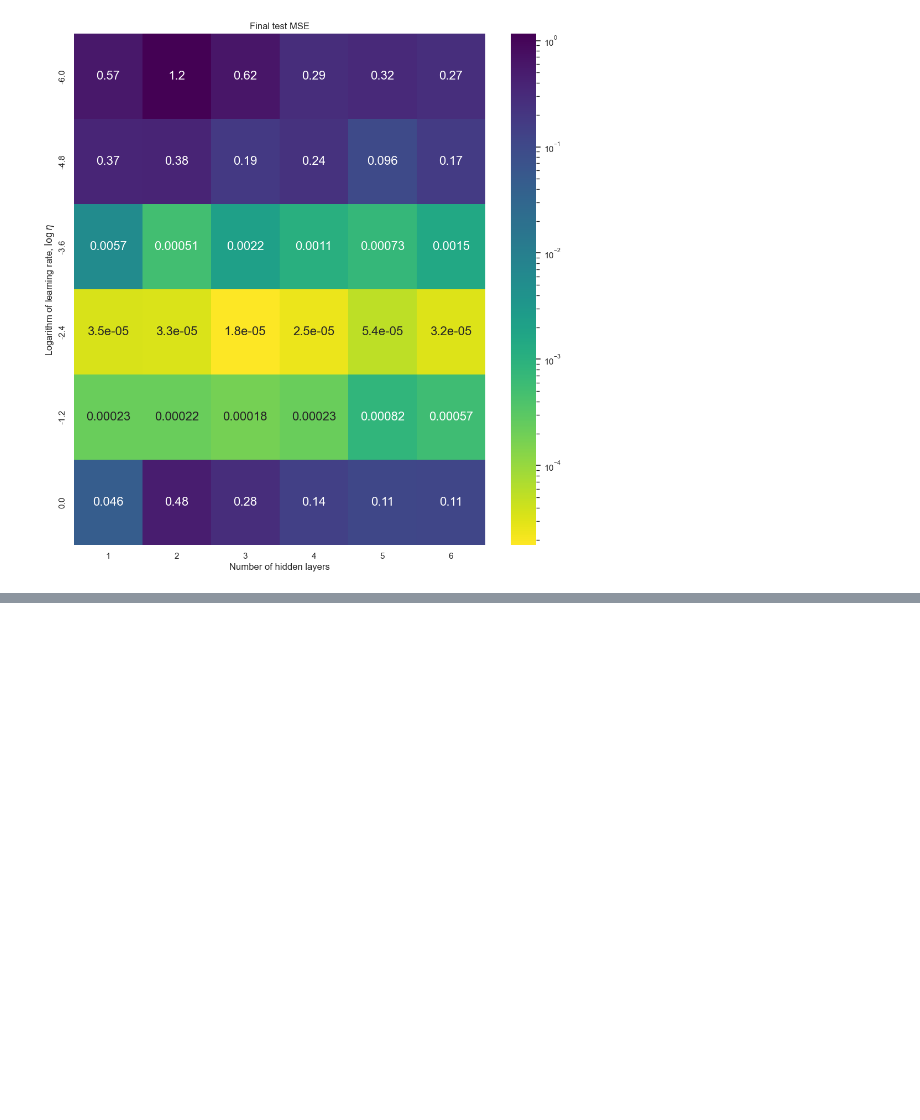
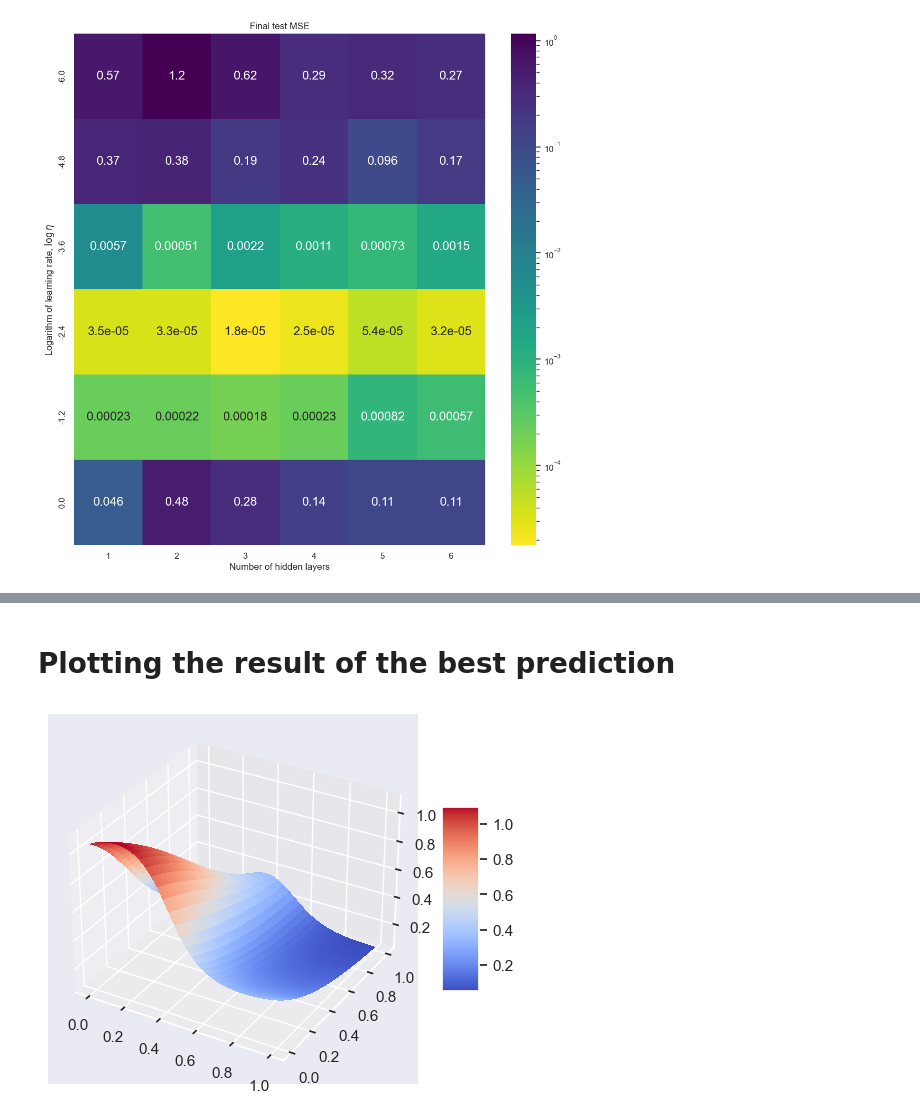
Before and after one commit to Trond01/Project2_FYS-STK4155, a Jupyter notebook: Runs/bc.ipynb, the cells around one changed output, grey strips where cells are left out. Cells and saved outputs as stored; diff of their text form; code cells hidden in the pictures; blank space fills up the shorter version.

```diff
--- a/Runs/bc.ipynb
+++ b/Runs/bc.ipynb
@@ -70,7 +70,7 @@ activation_func_cols = {"ReLu":"C0", "Leaky ReLu":"C1", "Sigmoid":"C2", "Tanh":"
 # %% [markdown]
 ### Function to perform single run
 # %%
-def single_run(X, y, lr, lam, hidden_layer_num, node_per_hidden, hidden_activation, epochs=300, test_index=None, plot_or_not=False):
+def single_run(X, z, lr, lam, hidden_layer_num, node_per_hidden, hidden_activation, epochs=300, test_index=None, plot_or_not=False):
     layer_list = [X.shape[1]] + [node_per_hidden]*hidden_layer_num + [1]
     beta0 = _beta_init(layer_list)
 
@@ -85,7 +85,7 @@ def single_run(X, y, lr, lam, hidden_layer_num, node_per_hidden, hidden_activati
     test_func = jit(MSELoss_method(model))
 
     # Split the dataset.
-    X_train, y_train, X_test, y_test, test_index = train_test_split(X, y, 0.2, test_index=test_index)
+    X_train, y_train, X_test, y_test, test_index = train_test_split(X, z, 0.2, test_index=test_index)
 
     # Perform training. We use adam, add the test index
     result = SGD_adam(X_train, y_train, X_test, y_test, grad_method=loss_grad,beta0=beta0, n_epochs=epochs, test_loss_func=test_func, lr=lr)
@@ -363,0 +423,76 @@ lr: 1.0
+# %% [markdown]
+# Plotting the result of the best prediction
+# %%
+import matplotlib.cm as cm
+
+def plot_surface(x,y,z, filename=None):
+
+    # Init figure
+    fig = plt.figure()
+    ax = fig.add_subplot(projection = '3d')
+
+    # Plot the surface.
+    surf = ax.plot_surface(x, y, z, cmap=cm.coolwarm,
+                            linewidth=0, antialiased=False)
+
+    # Add a color bar which maps values to colors.
+    fig.colorbar(surf, shrink=0.5, aspect=5)
+
+    if filename:
+        plt.savefig(filename)
+
+    plt.show()
+
+def plot_neural_network_franke_prediction(beta_dict, means, var, filename=None):
+
+    # Number of points to use
+    num_plot = 101
+
+    # Make data.
+    x = np.linspace(0, 1, num_plot).reshape((num_plot, 1))
+    y = np.linspace(0, 1, num_plot).reshape((num_plot, 1))
+
+    x_mesh = np.zeros(shape=(num_plot*num_plot, 1))
+    y_mesh = np.zeros(shape=(num_plot*num_plot, 1))
+
+    for i in range(num_plot):
+        for j in range(num_plot):
+            x_mesh[j*num_plot + i] = x[i, 0]
+            y_mesh[j*num_plot + i] = y[j, 0]
+
+    # Feature matrix of points to plot
+    X = (np.array([np.array([x[i][0], y[j][0]]) for i in range(len(x)) for j in range(len(y))]) - means) / np.sqrt(var)
+
+    # Make prediction
+    z = np.array([s[0] for s in model(beta_dict, X)])
+    # Reshaoe
+    x_mesh = x_mesh.reshape(num_plot, num_plot)
+    y_mesh = y_mesh.reshape(num_plot, num_plot)
+    z_mesh = z.reshape(num_plot, num_plot)
+
+    # Plot surface
+    plot_surface(x_mesh,y_mesh,z_mesh, filename=filename)
+
+### Fix a seed for sampling and initialisation to get consistent results
+np.random.seed(41)
+
+# Sample points and split in train and test
+num_points = 10000
+split=0.2
+data = r2_sampling(num_points)
+x, y, z = data["x"], data["y"], data["z"]
+
+# Features are the scaled coordinates x and y
+X = np.array([np.array([x[i][0], y[i][0]]) for i in range(len(x))])
+X, means, var = scale_feature_matrix(X)
+
+
+N_hidden = 7
+node_hidden = 12
+activation = nn.sigmoid
+
+model = get_neural_network_model(N_hidden, activation=activation)
+result = single_run(X, z, lr=0.01, lam=0.00000, hidden_layer_num=N_hidden, node_per_hidden=node_hidden, hidden_activation=activation, plot_or_not=False)
+plot_neural_network_franke_prediction(result["beta_final"], means, var)
+# %% [output]
+[figure, added]
```
Also changed, not shown: parts of 4 cells of this notebook, 1 other file.
